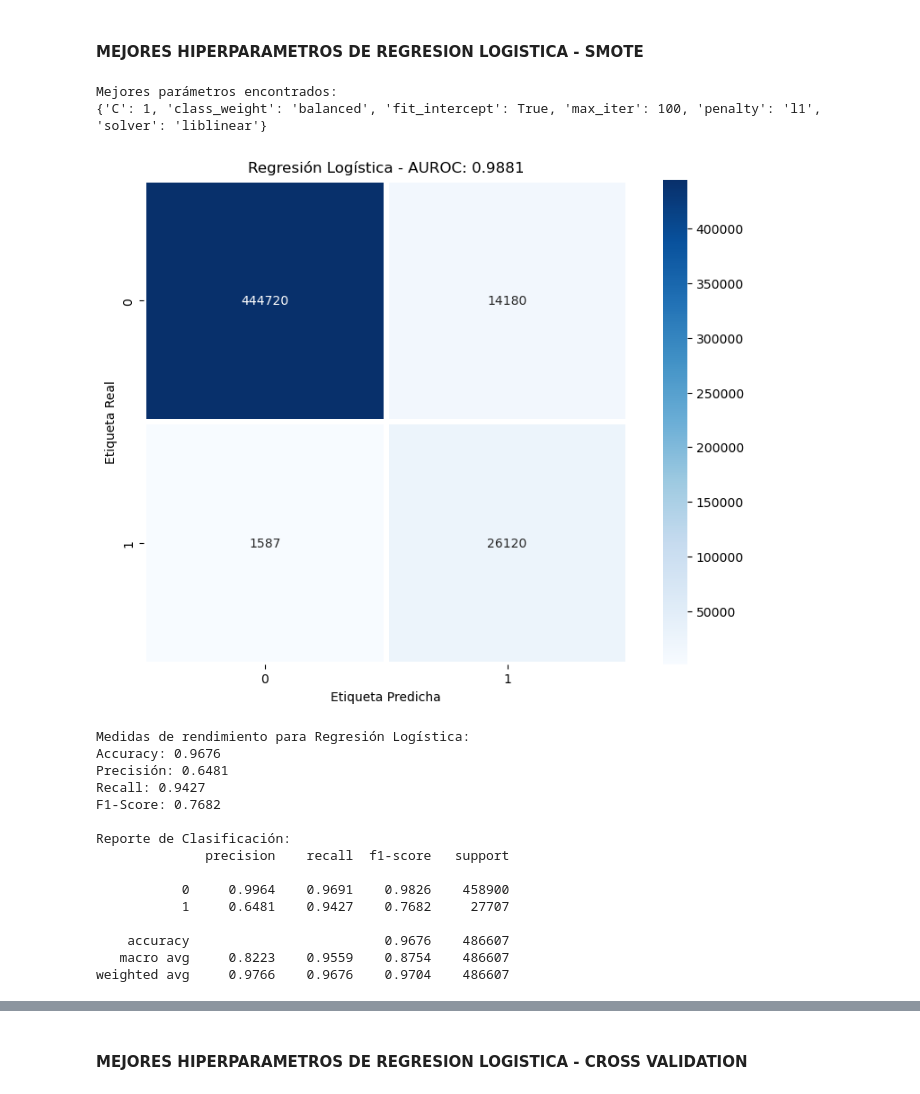
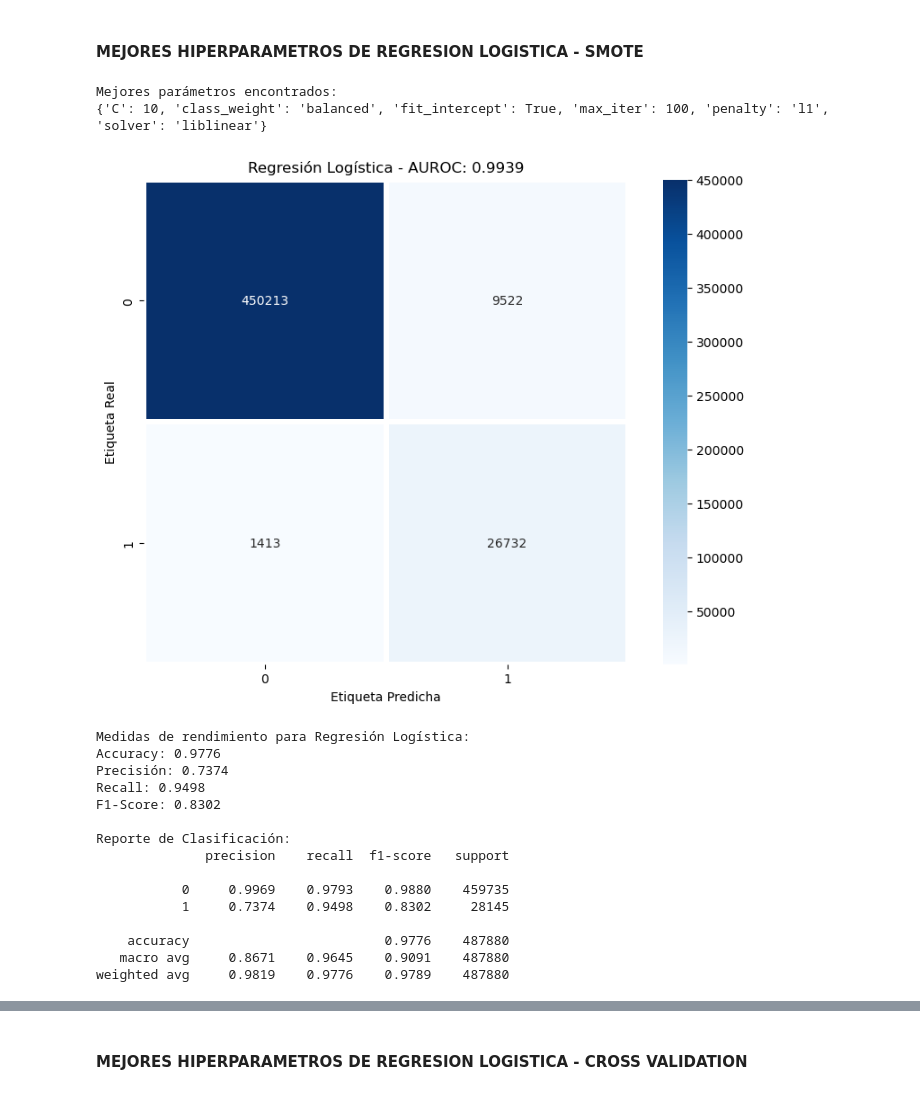
Before and after one commit to marcosrojas1990/TesisMaestriaCienciadeDatos-MarcosRojas, a Jupyter notebook: 2.1. Tesis Maestría de Ciencia de Datos - Regresión Logística.ipynb, the cells around one changed output, grey strips where cells are left out. Saved outputs shown, nothing was run; the diff lists cells and outputs as text; code cells hidden in the pictures.

```diff
--- a/2.1. Tesis Maestría de Ciencia de Datos - Regresión Logística.ipynb
+++ b/2.1. Tesis Maestría de Ciencia de Datos - Regresión Logística.ipynb
@@ -219,7 +222,7 @@ import seaborn as sns
 import matplotlib.pyplot as plt
 
 # Cargar dataset
-df_mora_prestamos = pd.read_csv('documents/tesis/df_mora_prestamos2.csv')
+df_mora_prestamos = pd.read_csv('C:/Users/g97rojasmf/Documents/Tesis/df_mora_prestamospersonales.csv')
 
 # Separar las características y la variable objetivo
 X = df_mora_prestamos.drop('Morosidad', axis=1)
@@ -291,47 +294,47 @@ plt.show()
 # Calcular métricas clave
 accuracy = accuracy_score(y_test, y_pred_logReg)
 precision = precision_score(y_test, y_pred_logReg)
 recall = recall_score(y_test, y_pred_logReg)
 f1 = f1_score(y_test, y_pred_logReg)
 
 # Imprimir métricas con 4 decimales
 print("\nMedidas de rendimiento para Regresión Logística:")
 print(f"Accuracy: {accuracy:.4f}")
 print(f"Precisión: {precision:.4f}")
 print(f"Recall: {recall:.4f}")
 print(f"F1-Score: {f1:.4f}")
 
 
 # Reporte de Clasificación
 print("\nReporte de Clasificación:")
 print(classification_report(y_test, y_pred_logReg, digits=4))
 
 # Graficar la curva ROC
 plt.figure(figsize=(10, 7))
 plt.plot(fpr_logReg, tpr_logReg, color='darkorange', lw=2, label=f'ROC Curve (AUC = {roc_auc_logReg:.4f})')
 plt.plot([0, 1], [0, 1], color='navy', linestyle='--', lw=2)
 plt.xlabel('Tasa de Falsos Positivos')
 plt.ylabel('Tasa de Verdaderos Positivos')
 plt.title('Curva ROC - Regresión Logística')
 plt.legend(loc='lower right')
 plt.tight_layout()
 plt.show()
 # %% [output]
 Mejores parámetros encontrados:
-{'C': 1, 'class_weight': 'balanced', 'fit_intercept': True, 'max_iter': 100, 'penalty': 'l1', 'solver': 'liblinear'}
+{'C': 10, 'class_weight': 'balanced', 'fit_intercept': True, 'max_iter': 100, 'penalty': 'l1', 'solver': 'liblinear'}
-[figure, old version]
+[figure, new version]
 Medidas de rendimiento para Regresión Logística:
-Accuracy: 0.9676
-Precisión: 0.6481
-Recall: 0.9427
-F1-Score: 0.7682
+Accuracy: 0.9776
+Precisión: 0.7374
+Recall: 0.9498
+F1-Score: 0.8302
 
 Reporte de Clasificación:
               precision    recall  f1-score   support
 
-           0     0.9964    0.9691    0.9826    458900
-           1     0.6481    0.9427    0.7682     27707
+           0     0.9969    0.9793    0.9880    459735
+           1     0.7374    0.9498    0.8302     28145
 
-    accuracy                         0.9676    486607
-   macro avg     0.8223    0.9559    0.8754    486607
-weighted avg     0.9766    0.9676    0.9704    486607
+    accuracy                         0.9776    487880
+   macro avg     0.8671    0.9645    0.9091    487880
+weighted avg     0.9819    0.9776    0.9789    487880
```
Also changed, not shown: parts of 7 cells of this notebook.
